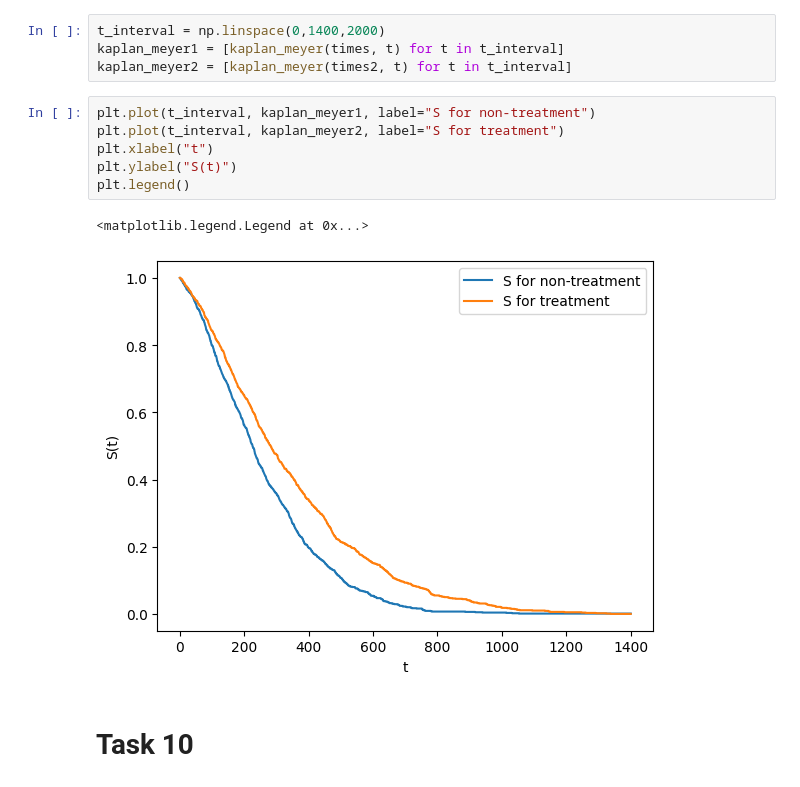
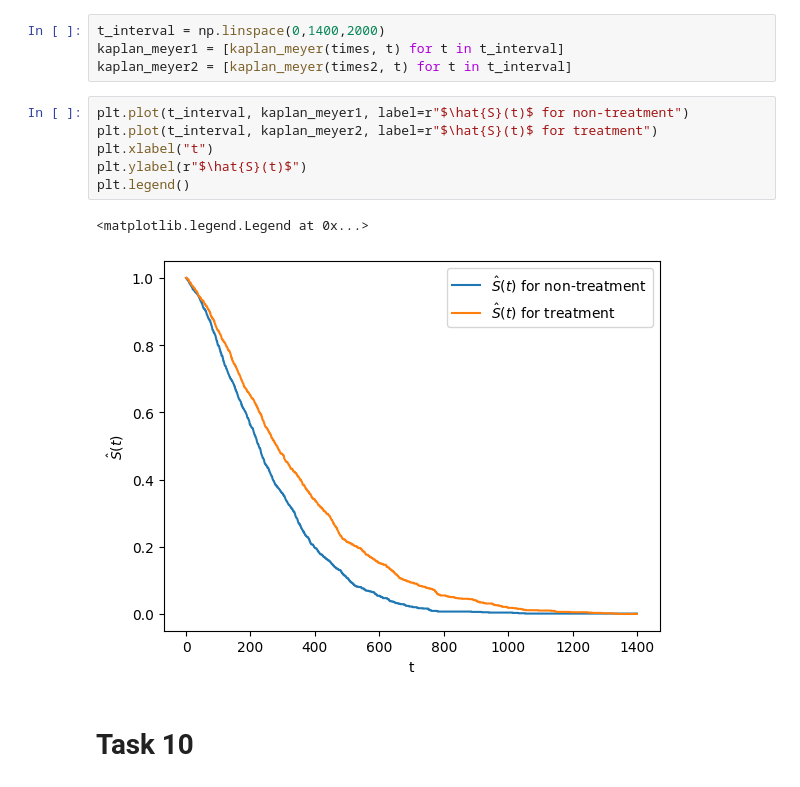
Before and after one commit to s224399/Stoc_sim_2k26, a Jupyter notebook: Project_1/Hand_in/part2_handin.ipynb, the cells around one changed output. Drawn from its saved outputs; the diff is of its cells as text.

```diff
--- a/Project_1/Hand_in/part2_handin.ipynb
+++ b/Project_1/Hand_in/part2_handin.ipynb
@@ -190,14 +224,14 @@ t_interval = np.linspace(0,1400,2000)
 kaplan_meyer1 = [kaplan_meyer(times, t) for t in t_interval]
 kaplan_meyer2 = [kaplan_meyer(times2, t) for t in t_interval]
 # %%
-plt.plot(t_interval, kaplan_meyer1, label="S for non-treatment")
-plt.plot(t_interval, kaplan_meyer2, label="S for treatment")
+plt.plot(t_interval, kaplan_meyer1, label=r"$\hat{S}(t)$ for non-treatment")
+plt.plot(t_interval, kaplan_meyer2, label=r"$\hat{S}(t)$ for treatment")
 plt.xlabel("t")
-plt.ylabel("S(t)")
+plt.ylabel(r"$\hat{S}(t)$")
 plt.legend()
 # %% [output]
 <matplotlib.legend.Legend at 0x...>
-[figure, old version]
+[figure, new version]
 # %% [markdown]
 # Task 10
 # %%
```
Also changed, not shown: parts of 8 cells of this notebook.
